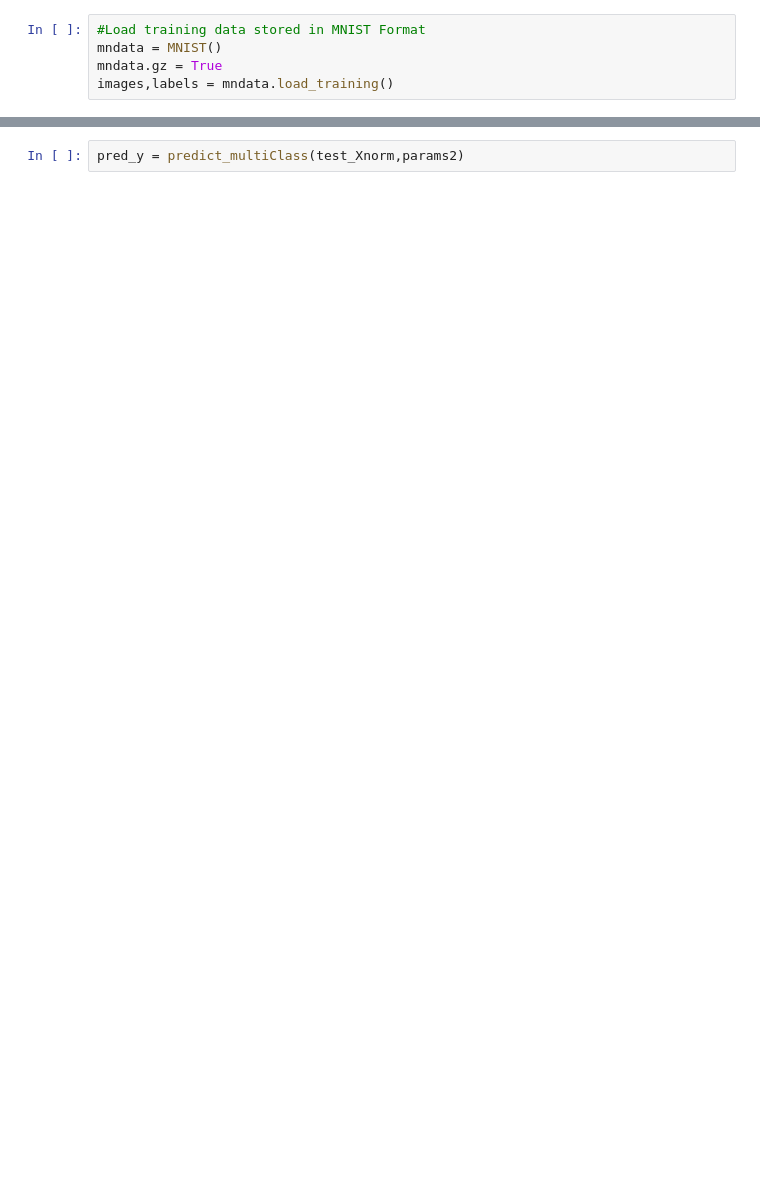
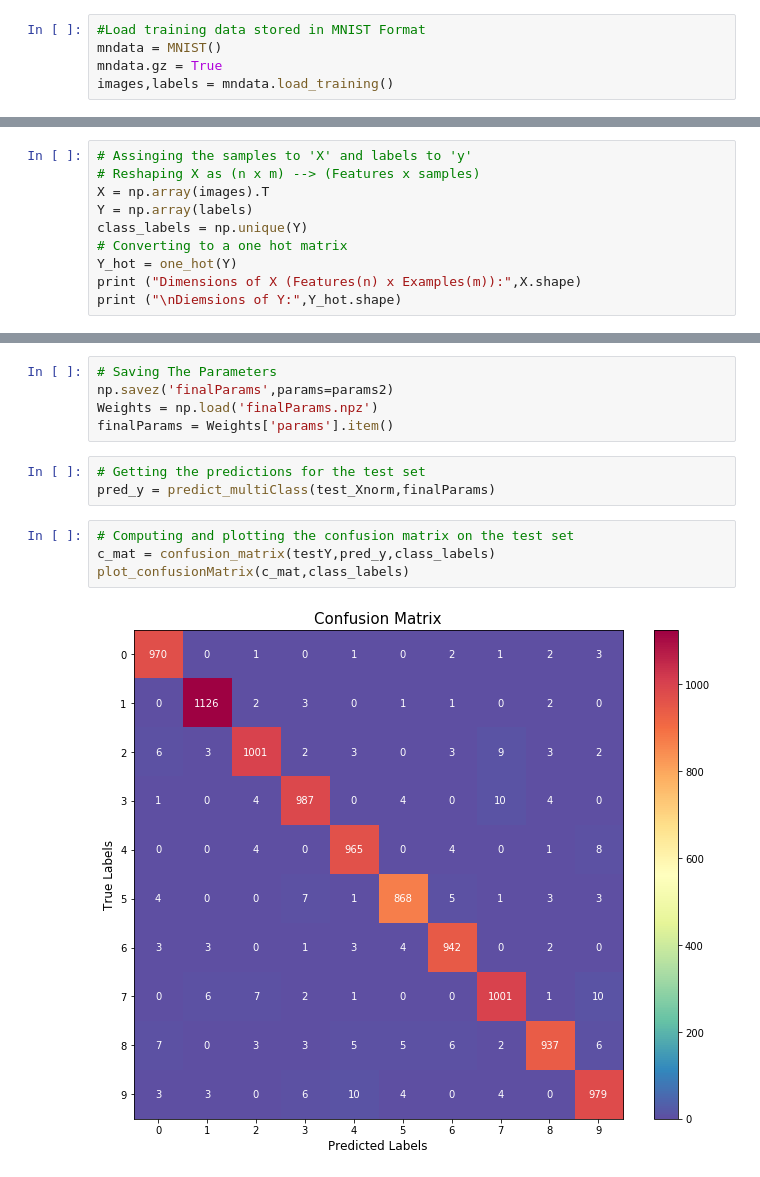
Before and after one commit to KKC28/NeuralNets-from-scratch, a Jupyter notebook: MNIST Digit Recognition/MNIST Digit Classification.ipynb, the cells around one changed output, grey strips where cells are left out. Drawn from its saved outputs; the diff is of its cells as text; blank space fills up the shorter version.

Commit message:
Creation of a confusion matrix and minor changes

```diff
--- a/MNIST Digit Recognition/MNIST Digit Classification.ipynb
+++ b/MNIST Digit Recognition/MNIST Digit Classification.ipynb
@@ -103,0 +96,10 @@ Xnorm = X/255
+# %%
+# Assinging the samples to 'X' and labels to 'y'
+# Reshaping X as (n x m) --> (Features x samples)
+X = np.array(images).T
+Y = np.array(labels)
+class_labels = np.unique(Y)
+# Converting to a one hot matrix
+Y_hot = one_hot(Y)
+print ("Dimensions of X (Features(n) x Examples(m)):",X.shape)
+print ("\nDiemsions of Y:",Y_hot.shape)
@@ -264,3 +347,15 @@ Neural Network made errors in predicting 237 samples out of 10000 in the Test Se
-# %%
-pred_y = predict_multiClass(test_Xnorm,params2)
+# %%
+# Saving The Parameters
+np.savez('finalParams',params=params2)
+Weights = np.load('finalParams.npz')
+finalParams = Weights['params'].item()
+# %%
+# Getting the predictions for the test set
+pred_y = predict_multiClass(test_Xnorm,finalParams)
+# %%
+# Computing and plotting the confusion matrix on the test set
+c_mat = confusion_matrix(testY,pred_y,class_labels)
+plot_confusionMatrix(c_mat,class_labels)
+# %% [output]
+[figure, added]
 # %%
```
Also changed, not shown: parts of 28 cells of this notebook, 3 other files.
